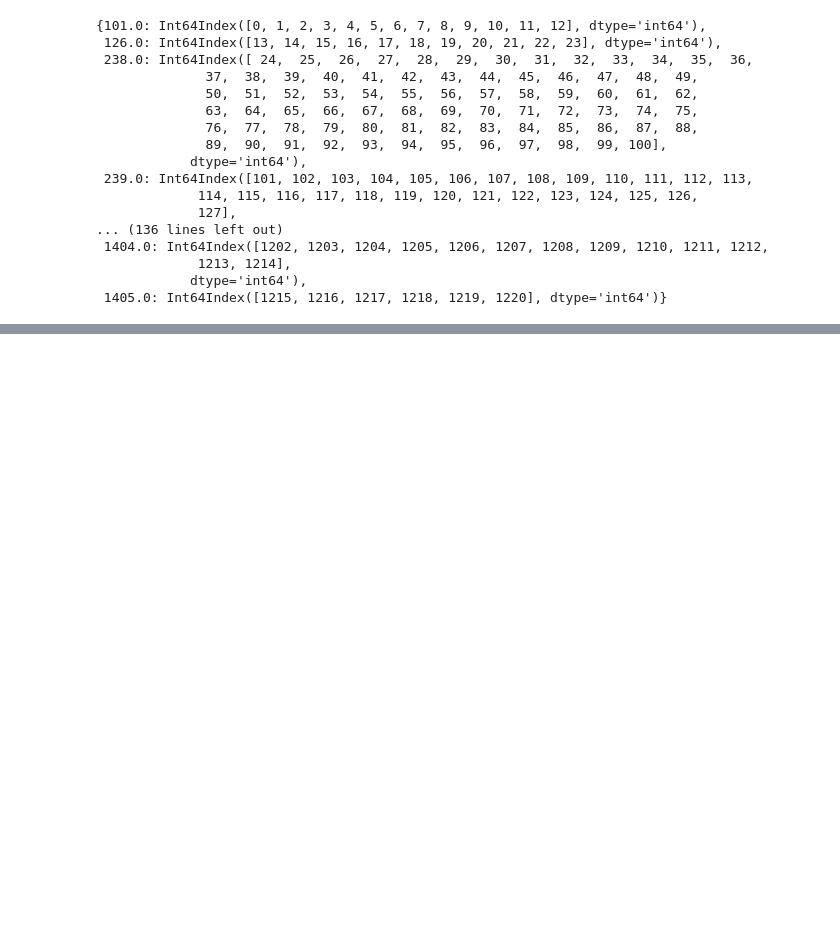
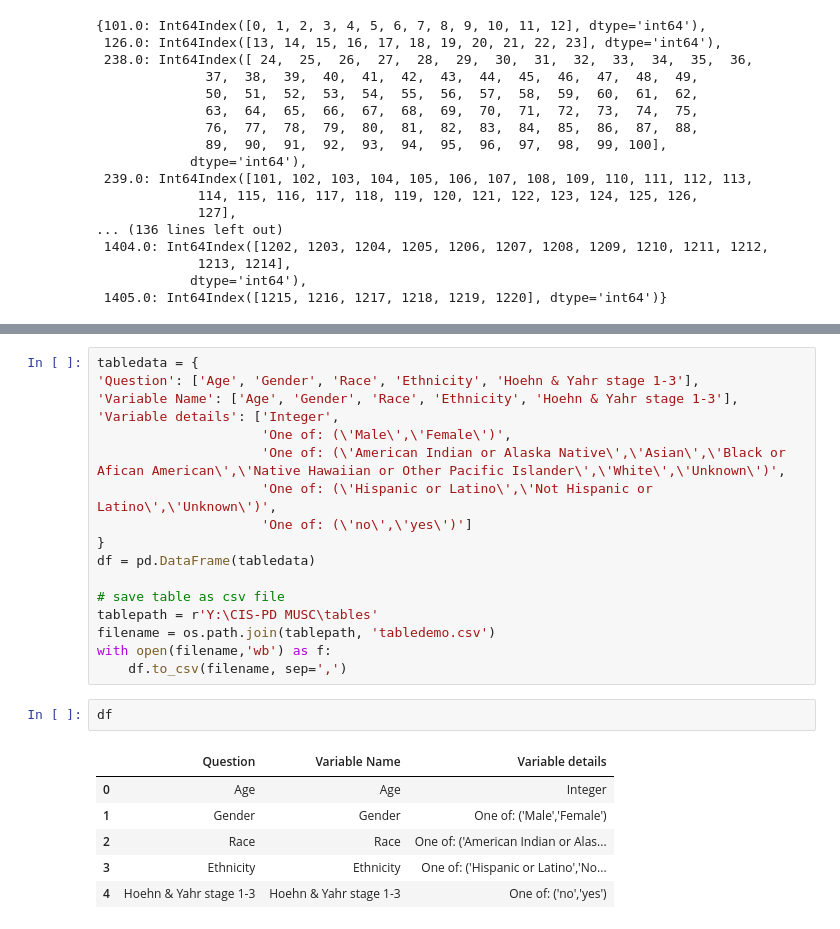
Before and after one commit to kamshee/CIS-PD_Curation, a Jupyter notebook: createtable.ipynb, the cells around one changed output, grey strips where cells are left out. Cells and saved outputs as stored; diff of their text form; blank space fills up the shorter version.

```diff
--- a/createtable.ipynb
+++ b/createtable.ipynb
@@ -388,0 +430,26 @@ datadict.loc[datadict.FormID == 508.0]
+# %%
+tabledata = {
+'Question': ['Age', 'Gender', 'Race', 'Ethnicity', 'Hoehn & Yahr stage 1-3'],
+'Variable Name': ['Age', 'Gender', 'Race', 'Ethnicity', 'Hoehn & Yahr stage 1-3'],
+'Variable details': ['Integer',
+                     'One of: (\'Male\',\'Female\')',
+                     'One of: (\'American Indian or Alaska Native\',\'Asian\',\'Black or Afican American\',\'Native Hawaiian or Other Pacific Islander\',\'White\',\'Unknown\')',
+                     'One of: (\'Hispanic or Latino\',\'Not Hispanic or Latino\',\'Unknown\')',
+                     'One of: (\'no\',\'yes\')']
+}
+df = pd.DataFrame(tabledata)
+
+# save table as csv file
+tablepath = r'Y:\CIS-PD MUSC\tables'
+filename = os.path.join(tablepath, 'tabledemo.csv')
+with open(filename,'wb') as f:
+    df.to_csv(filename, sep=',')
+# %%
+df
+# %% [output]
+|  | Question | Variable Name | Variable details |
+| 0 | Age | Age | Integer |
+| 1 | Gender | Gender | One of: ('Male','Female') |
+| 2 | Race | Race | One of: ('American Indian or Alas... |
+| 3 | Ethnicity | Ethnicity | One of: ('Hispanic or Latino','No... |
+| 4 | Hoehn & Yahr stage 1-3 | Hoehn & Yahr stage 1-3 | One of: ('no','yes') |
```
Also changed, not shown: parts of 15 cells of this notebook.
